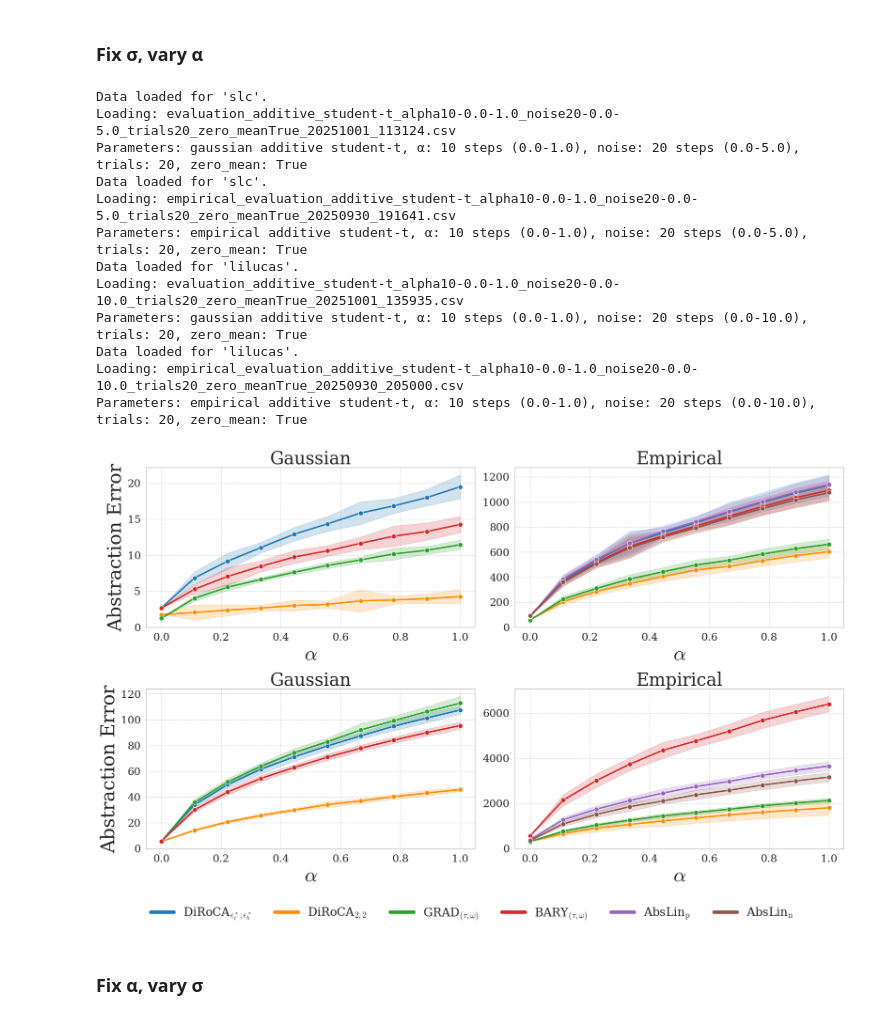
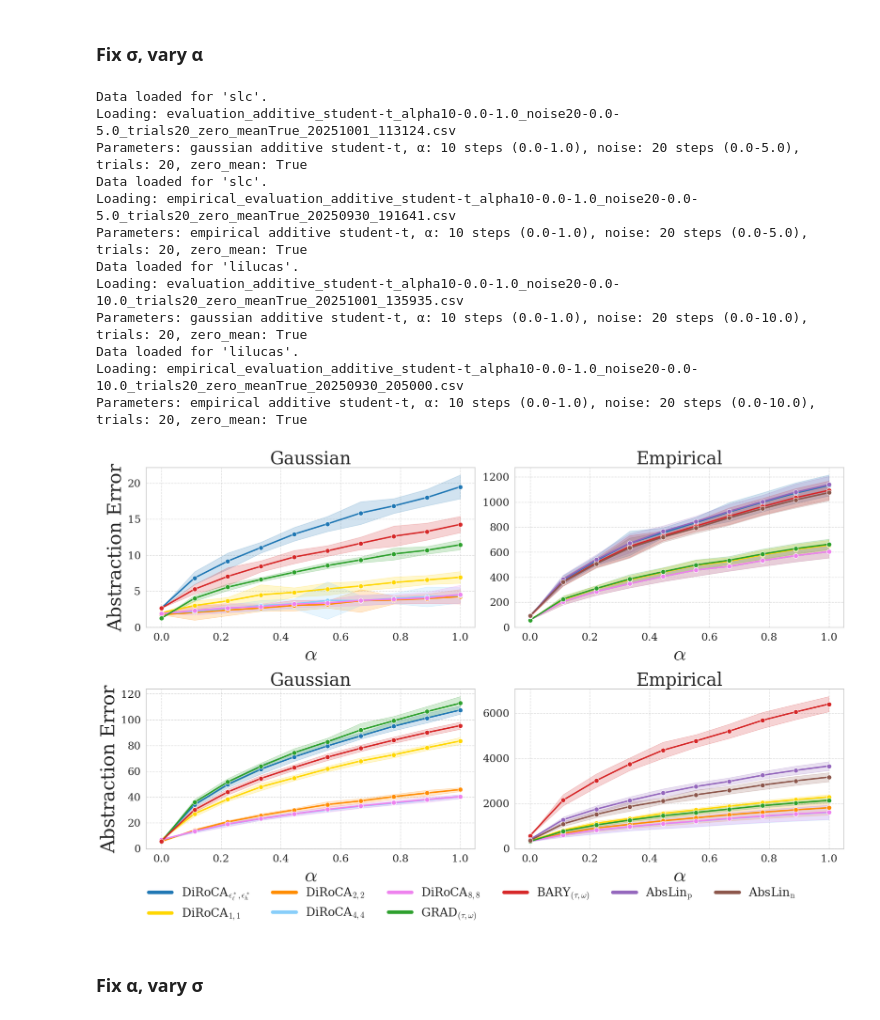
Before and after one commit to yfelekis/DiRoCA, a Jupyter notebook: huber_analysis.ipynb, the cells around one changed output. Drawn from its saved outputs; the diff is of its cells as text; code cells hidden in the pictures.

```diff
--- a/huber_analysis.ipynb
+++ b/huber_analysis.ipynb
@@ -196,7 +193,7 @@ plt.rcParams.update({
 
 # Methods and display labels
 methods_to_plot = [
-    'DiRoCA_star', 'DIROCA_2', 'GradCA', 'BARYCA', 'Abslin_p', 'Abslin_n'
+    'DiRoCA_star', 'DIROCA_1', 'DIROCA_2', 'DIROCA_4', 'DIROCA_8', 'GradCA', 'BARYCA', 'Abslin_p', 'Abslin_n'
 ]
 display_names = [print_label_map[m] for m in methods_to_plot]
 
@@ -205,7 +202,10 @@ palette_colors = sns.color_palette('colorblind', n_colors=len(display_names))
 color_map = dict(zip(display_names, palette_colors))
 color_map = {
     r'DiRoCA$_{\epsilon_\ell^*, \epsilon_h^*}$': '#1f77b4',
+    r'DiRoCA$_{1,1}$': 'gold',
     r'DiRoCA$_{2,2}$': 'darkorange',
+    r'DiRoCA$_{4,4}$': 'lightskyblue',
+    r'DiRoCA$_{8,8}$': 'violet',
     r'GRAD$_{(\tau, \omega)}$': '#2ca02c',
     r'BARY$_{(\tau, \omega)}$': '#d62728',
     r'AbsLin$_{\text{p}}$': '#9467bd',
@@ -327,34 +327,34 @@ if present_display_names_ordered:
         present_display_names_ordered,
         loc='lower center',
         ncol=min(6, len(present_display_names_ordered)),
         fontsize=20,
         frameon=False
     )
 else:
     print("No legend entries found across panels; skipping legend.")
 
 
 # Optional: global title
 # fig.suptitle("Abstraction Error vs $\\alpha$", fontsize=34, y=0.98)
 
 # Leave space at bottom for the single legend
 fig.tight_layout(rect=[0, 0.08, 1, 0.97])
 plt.savefig("plots/abstraction_vs_alpha_SLC_LiLuCas_2x2.png", dpi=300, bbox_inches='tight')
 plt.show()
 # %% [output]
 Data loaded for 'slc'.
 Loading: evaluation_additive_student-t_alpha10-0.0-1.0_noise20-0.0-5.0_trials20_zero_meanTrue_20251001_113124.csv
 Parameters: gaussian additive student-t, α: 10 steps (0.0-1.0), noise: 20 steps (0.0-5.0), trials: 20, zero_mean: True
 Data loaded for 'slc'.
 Loading: empirical_evaluation_additive_student-t_alpha10-0.0-1.0_noise20-0.0-5.0_trials20_zero_meanTrue_20250930_191641.csv
 Parameters: empirical additive student-t, α: 10 steps (0.0-1.0), noise: 20 steps (0.0-5.0), trials: 20, zero_mean: True
 Data loaded for 'lilucas'.
 Loading: evaluation_additive_student-t_alpha10-0.0-1.0_noise20-0.0-10.0_trials20_zero_meanTrue_20251001_135935.csv
 Parameters: gaussian additive student-t, α: 10 steps (0.0-1.0), noise: 20 steps (0.0-10.0), trials: 20, zero_mean: True
 Data loaded for 'lilucas'.
 Loading: empirical_evaluation_additive_student-t_alpha10-0.0-1.0_noise20-0.0-10.0_trials20_zero_meanTrue_20250930_205000.csv
 Parameters: empirical additive student-t, α: 10 steps (0.0-1.0), noise: 20 steps (0.0-10.0), trials: 20, zero_mean: True
-[figure, old version]
+[figure, new version]
 # %% [markdown]
 ### Fix α, vary σ
 # %%
```
Also changed, not shown: parts of 2 cells of this notebook, 12 other files.
